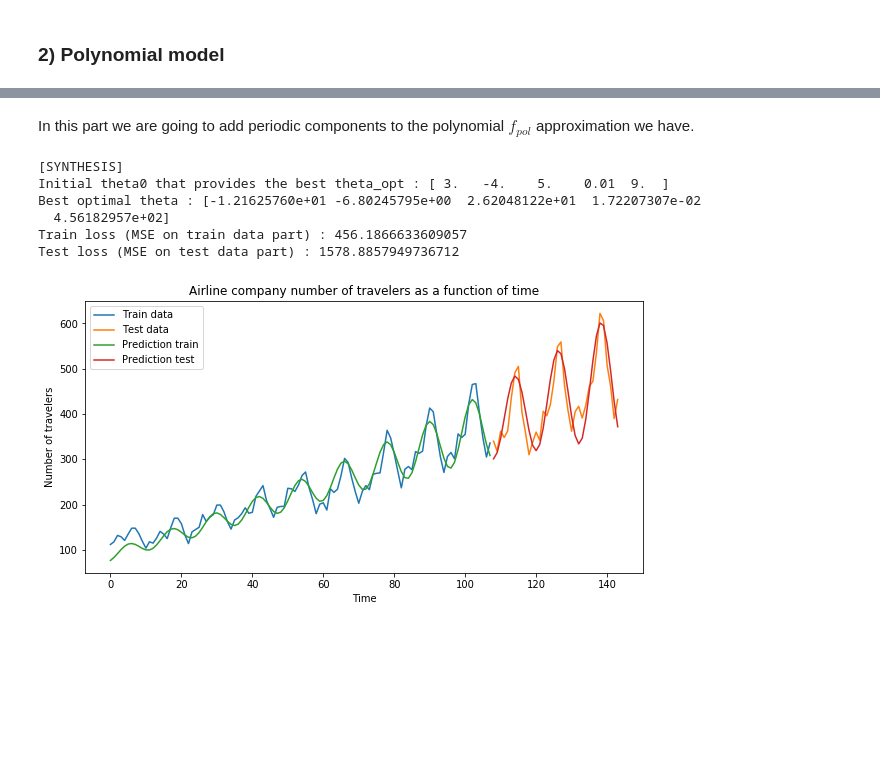
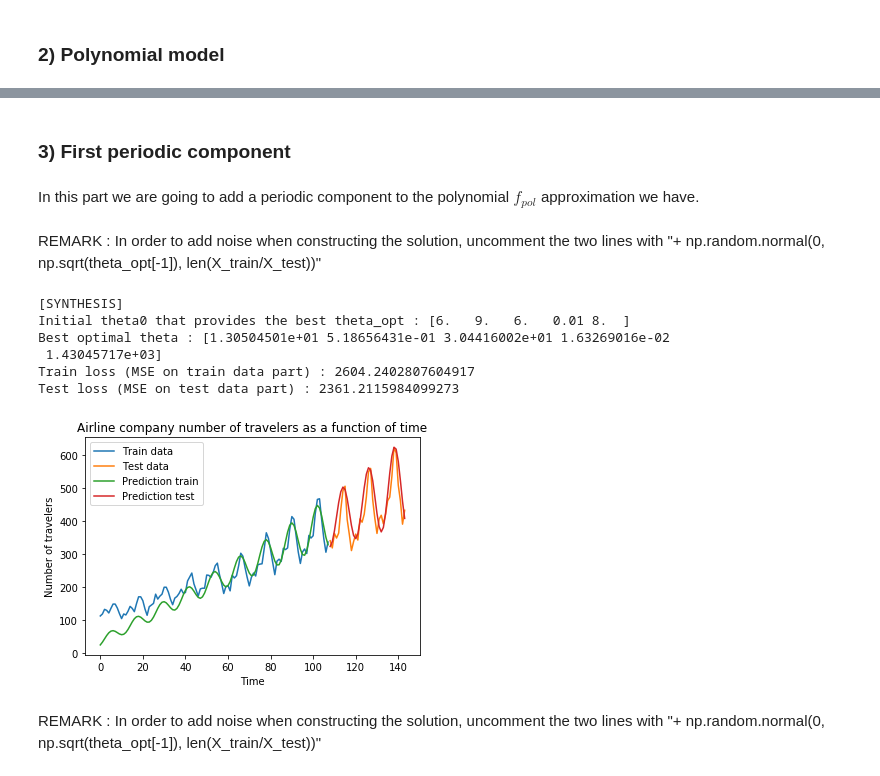
Before and after one commit to poupeaua/nolineal-reg, a Jupyter notebook: nolineal-reg.ipynb, the cells around one changed output, grey strips where cells are left out. Drawn from its saved outputs; the diff is of its cells as text; code cells hidden in the pictures; blank space fills up the shorter version.

```diff
--- a/nolineal-reg.ipynb
+++ b/nolineal-reg.ipynb
@@ -72,7 +74,7 @@ def polyBaseMatrix(X, degree):
         phi_d_X = np.vstack((phi_d_X, X**d))
     return phi_d_X.T
 # %%
-def optimizerPolyMAP(X, Y, degree, rho=1):
+def optimizerPolyMCR(X, Y, degree, rho=1):
     """
         Compute the optimal parameters for a polynomial model.
         Warning : assert(len(X)==len(Y)) and degree >= 0.
@@ -99,7 +101,7 @@ for d in degree_values:
     test_MSEs = list()
     train_MSEs = list()
     for rho in rho_values:
-        opt_params = optimizerPolyMAP(X=X_train, Y=Y_train, degree=int(d), rho=rho)
+        opt_params = optimizerPolyMCR(X=X_train, Y=Y_train, degree=int(d), rho=rho)
 
         phi_d_X_train =  polyBaseMatrix(X=X_train, degree=int(d))
         phi_d_X_test = polyBaseMatrix(X=X_test, degree=int(d))
@@ -176,0 +257,22 @@ plt.show()
+# %%
+for d in range(4, 0, -1):
+    result = optimizerPolyMAP(degree=d)
+    opt_params = result[1]
+    theta_opt = opt_params[:-1]
+    sigma_eta_opt = opt_params[-1]
+    phi_d_X_train =  polyBaseMatrix(X=X_train, degree=d)
+    phi_d_X_test = polyBaseMatrix(X=X_test, degree=d)
+    Y_pred_train = np.matmul(theta_opt, phi_d_X_train.T) \
+#         + np.random.normal(0, np.sqrt(sigma_eta_opt), len(X_train))
+    Y_pred_test = np.matmul(theta_opt, phi_d_X_test.T) \
+#         + np.random.normal(0, np.sqrt(sigma_eta_opt), len(X_test))
+
+    plt.plot(X_train, Y_train, label="Train data")
+    plt.plot(X_test, Y_test, label="Test data")
+    plt.plot(X_train, Y_pred_train, label="Train f_pol", linestyle="--")
+    plt.plot(X_test, Y_pred_test, label="Test f_pol", linestyle="--")
+    plt.title("Airline company number of travelers as a function of time")
+    plt.xlabel("Time")
+    plt.ylabel("Number of travelers")
+    plt.legend()
+    plt.show()
@@ -177,5 +302,7 @@ plt.show()
+# %% [markdown]
+### 3) First periodic component
 # %% [markdown]
-In this part we are going to add periodic components to the polynomial $f_{pol}$ approximation we have.
+In this part we are going to add a periodic component to the polynomial $f_{pol}$ approximation we have.
 # %%
 def periodicComponent(theta, X):
     """
@@ -200,12 +327,13 @@ def minusLogLikelihood(theta, X, Y, f_base):
         Returns:
             minus_log_likelihood (float): -log(l(theta)) where l(theta) = p(datos|theta)
     """
-    n = len(X_train)
     periodic_comp = periodicComponent(theta, X)
     y_theta_x_i = f_base + periodic_comp
     mean_part = np.mean((Y-y_theta_x_i)**2)
     minus_log_likelihood = (1/2)*np.log(theta[4]) + (1/(2*theta[4]))*mean_part
     return minus_log_likelihood
+# %% [markdown]
+REMARK : In order to add noise when constructing the solution, uncomment the two lines with "+ np.random.normal(0, np.sqrt(theta_opt[-1]), len(X_train/X_test))"
 # %%
 stock = list()
 np.warnings.filterwarnings('ignore') # default / ignore
@@ -218,21 +346,24 @@ for iteration in range(0, 150):
                        np.random.randint(-10, 10),
                        np.random.randint(-10, 10),
                        0.01,
-                       np.random.randint(-10, 10)])
+                       np.random.randint(0, 10)])
 
     # compute the optimal parameters (WITH f_base = Y_pred_train)
     result = scipy.optimize.minimize(fun=minusLogLikelihood,
                                      x0=theta0,
                                      args=(X_train, Y_train, Y_pred_train),
-                                     method="BFGS")
+                                     method="BFGS",
+                                     bounds=tuple([(None, None) for _ in range(0, 3+1)]+[(0, 10)]))
                                       #options={'disp': True, 'maxiter': 1000})
 
     # optimal parameters found for the given theta0
     theta_opt = result.x
 
     # compute the predictions
-    Y_pred_train2 = Y_pred_train + periodicComponent(X=X_train, theta=theta_opt)
-    Y_pred_test2 = Y_pred_test + periodicComponent(X=X_test, theta=theta_opt)
+    Y_pred_train2 = Y_pred_train + periodicComponent(X=X_train, theta=theta_opt) \
+        + np.random.normal(0, np.sqrt(np.abs(theta_opt[-1])), len(X_train))
+    Y_pred_test2 = Y_pred_test + periodicComponent(X=X_test, theta=theta_opt) \
+        + np.random.normal(0, np.sqrt(np.abs(theta_opt[-1])), len(X_test))
 
     # compute MSE
     train_MSE2 = np.mean((Y_train-Y_pred_train2)**2)
@@ -243,41 +374,45 @@ for iteration in range(0, 150):
 
 
 
 stock_np = np.array(stock)
 idx = np.argmin(stock_np[:, 3])
 
 theta0_opt = stock_np[idx, 0]
 theta_opt = stock_np[idx, 1]
 best_train_MSE2 = stock_np[idx, 2]
 best_test_MSE2 = stock_np[idx, 3]
 
 print("[SYNTHESIS]")
 print("Initial theta0 that provides the best theta_opt :", theta0_opt)
 print("Best optimal theta :", theta_opt)
 print("Train loss (MSE on train data part) :", best_train_MSE2)
 print("Test loss (MSE on test data part) :", best_test_MSE2)
 
-Y_pred_train2 = Y_pred_train + periodicComponent(X=X_train, theta=theta_opt)
-Y_pred_test2 = Y_pred_test + periodicComponent(X=X_test, theta=theta_opt)
+Y_pred_train2 = Y_pred_train + periodicComponent(X=X_train, theta=theta_opt) \
+#     + np.random.normal(0, np.sqrt(theta_opt[-1]), len(X_train))
+Y_pred_test2 = Y_pred_test + periodicComponent(X=X_test, theta=theta_opt) \
+#     + np.random.normal(0, np.sqrt(theta_opt[-1]), len(X_test))
 
 # visualize how good is the best selected model
 plt.plot(X_train, Y_train, label="Train data")
 plt.plot(X_test, Y_test, label="Test data")
 plt.plot(X_train, Y_pred_train2, label="Prediction train")
 plt.plot(X_test, Y_pred_test2, label="Prediction test")
 plt.title("Airline company number of travelers as a function of time")
 plt.xlabel("Time")
 plt.ylabel("Number of travelers")
 plt.legend()
 plt.show()
 # %% [output]
 [SYNTHESIS]
-Initial theta0 that provides the best theta_opt : [ 3.   -4.    5.    0.01  9.  ]
-Best optimal theta : [-1.21625760e+01 -6.80245795e+00  2.62048122e+01  1.72207307e-02
-  4.56182957e+02]
-Train loss (MSE on train data part) : 456.1866633609057
-Test loss (MSE on test data part) : 1578.8857949736712
+Initial theta0 that provides the best theta_opt : [6.   9.   6.   0.01 8.  ]
+Best optimal theta : [1.30504501e+01 5.18656431e-01 3.04416002e+01 1.63269016e-02
+ 1.43045717e+03]
+Train loss (MSE on train data part) : 2604.2402807604917
+Test loss (MSE on test data part) : 2361.2115984099273
-[figure, old version]
+[figure, new version]
+# %% [markdown]
+REMARK : In order to add noise when constructing the solution, uncomment the two lines with "+ np.random.normal(0, np.sqrt(theta_opt[-1]), len(X_train/X_test))"
 # %%
 stock = list()
 np.warnings.filterwarnings('ignore') # default / ignore
```
Also changed, not shown: parts of 16 cells of this notebook, 10 other files.
